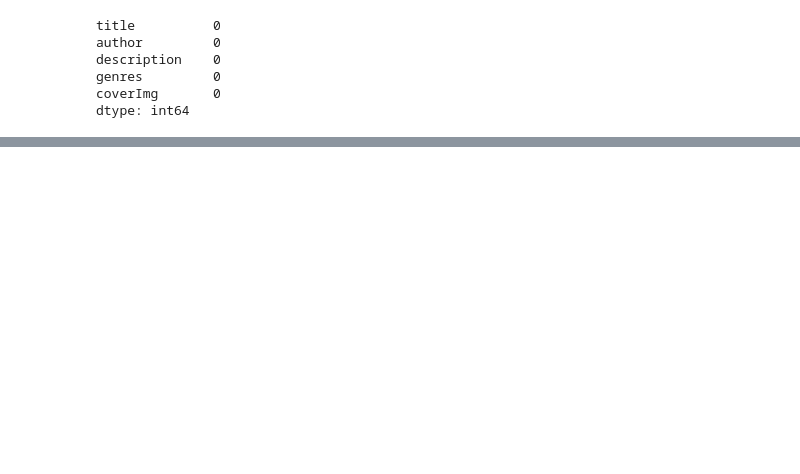
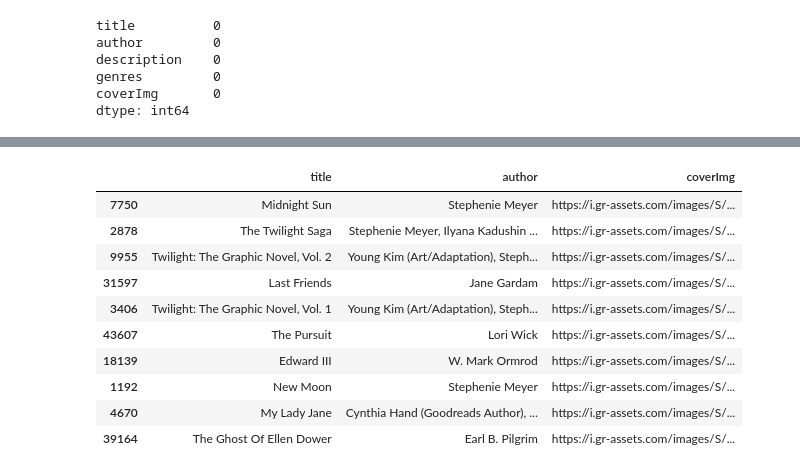
Before and after one commit to ajayn3300/Book-Recommender-System--content-based-, a Jupyter notebook: book recommender system.ipynb, the cells around one changed output, grey strips where cells are left out. Cells and saved outputs as stored; diff of their text form; code cells hidden in the pictures; blank space fills up the shorter version.

```diff
--- a/book recommender system.ipynb
+++ b/book recommender system.ipynb
@@ -317,4 +319,0 @@ vec = tfidf.fit_transform(df['tags']).toarray()
-# %%
-# top 10 similar using nearest neighbors
-nn = NearestNeighbors(metric = 'cosine', n_neighbors=10)
-nn.fit(vec)
@@ -375,0 +320,23 @@ df.iloc[[3134,  5515,  9990, 11203,  2542,  6395,  8307,  4316,  3776,
+# %%
+x = tfidf.transform(["a young adult vampire-romance novel by Stephenie Meyer, launching a massive franchise including four main books and a five-film saga. It follows 17-year-old Bella Swan as she moves to Forks, Washington, falling for Edward Cullen, a 104-year-old vampire. The story focuses on their dangerous romance, Edward's vegetarian vampire family, and threats from hostile vampires."]).toarray().astype(np.float16)
+# %%
+#let's get most similar books
+similar = list(enumerate(cosine_similarity(x,vec)[0]))
+# %%
+#top 10 indices of similar books
+indices = [i for i, j in sorted(similar, key = lambda x :x[1], reverse=True)[:10]]
+# %%
+#metadata of similar books
+pd.read_parquet('books_modified.parquet').iloc[indices]
+# %% [output]
+|  | title | author | coverImg |
+| 7750 | Midnight Sun | Stephenie Meyer | https://i.gr-assets.com/images/S/... |
+| 2878 | The Twilight Saga | Stephenie Meyer, Ilyana Kadushin ... | https://i.gr-assets.com/images/S/... |
+| 9955 | Twilight: The Graphic Novel, Vol. 2 | Young Kim (Art/Adaptation), Steph... | https://i.gr-assets.com/images/S/... |
+| 31597 | Last Friends | Jane Gardam | https://i.gr-assets.com/images/S/... |
+| 3406 | Twilight: The Graphic Novel, Vol. 1 | Young Kim (Art/Adaptation), Steph... | https://i.gr-assets.com/images/S/... |
+| 43607 | The Pursuit | Lori Wick | https://i.gr-assets.com/images/S/... |
+| 18139 | Edward III | W. Mark Ormrod | https://i.gr-assets.com/images/S/... |
+| 1192 | New Moon | Stephenie Meyer | https://i.gr-assets.com/images/S/... |
+| 4670 | My Lady Jane | Cynthia Hand (Goodreads Author), ... | https://i.gr-assets.com/images/S/... |
+| 39164 | The Ghost Of Ellen Dower | Earl B. Pilgrim | https://i.gr-assets.com/images/S/... |
```
Also changed, not shown: parts of 28 cells of this notebook, 7 other files.
